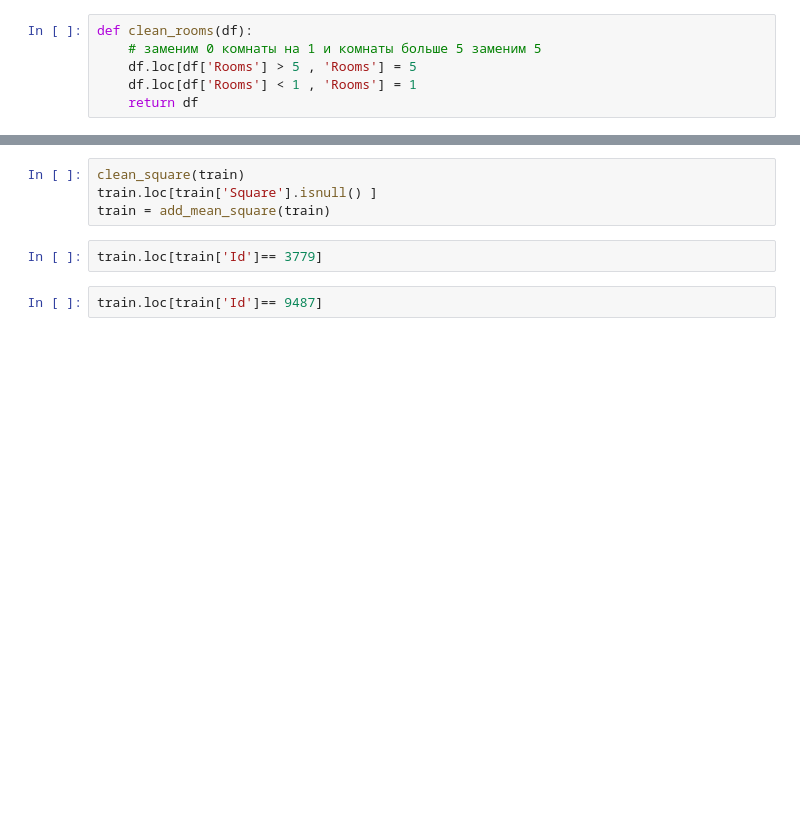
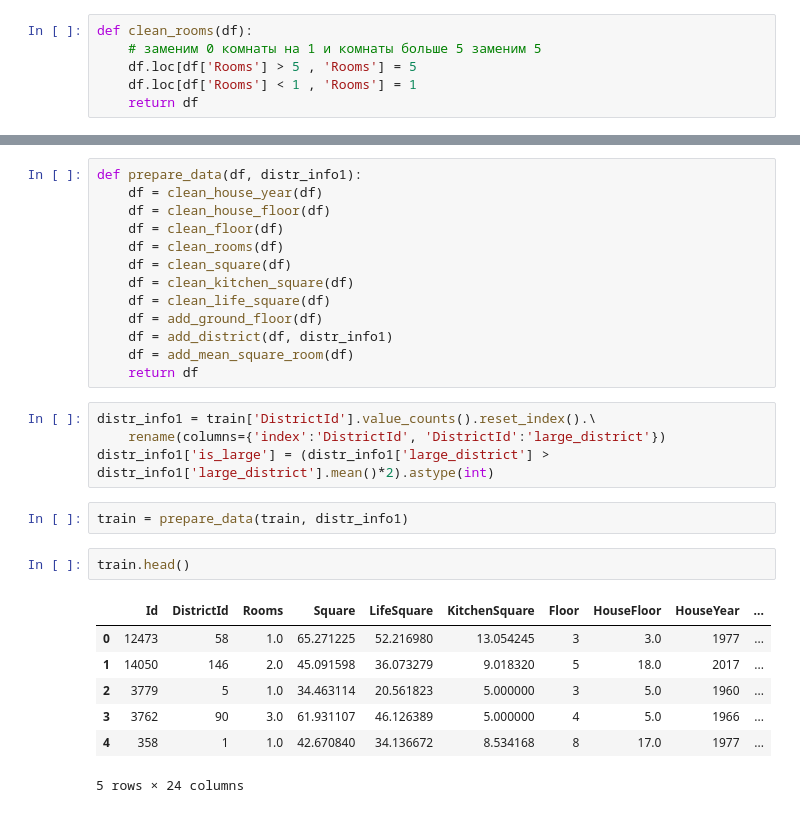
Before and after one commit to Valdert-13/Python-for-Data-Science, a Jupyter notebook: Проект/Проект.ipynb, the cells around one changed output, grey strips where cells are left out. Drawn from its saved outputs; the diff is of its cells as text; blank space fills up the shorter version.

```diff
--- a/Проект/Проект.ipynb
+++ b/Проект/Проект.ipynb
@@ -140,8 +139,29 @@ def clean_square1(df):
-# %%
-clean_square(train)
-train.loc[train['Square'].isnull() ]
-train = add_mean_square(train)
-# %%
-train.loc[train['Id']== 3779]
-# %%
-train.loc[train['Id']== 9487]
+# %%
+def prepare_data(df, distr_info1):
+    df = clean_house_year(df)
+    df = clean_house_floor(df)
+    df = clean_floor(df)
+    df = clean_rooms(df)
+    df = clean_square(df)
+    df = clean_kitchen_square(df)
+    df = clean_life_square(df)
+    df = add_ground_floor(df)
+    df = add_district(df, distr_info1)
+    df = add_mean_square_room(df)
+    return df
+# %%
+distr_info1 = train['DistrictId'].value_counts().reset_index().\
+    rename(columns={'index':'DistrictId', 'DistrictId':'large_district'})
+distr_info1['is_large'] = (distr_info1['large_district'] > distr_info1['large_district'].mean()*2).astype(int)
+# %%
+train = prepare_data(train, distr_info1)
+# %%
+train.head()
+# %% [output]
+|  | Id | DistrictId | Rooms | Square | LifeSquare | KitchenSquare | Floor | HouseFloor | HouseYear | ... |
+| 0 | 12473 | 58 | 1.0 | 65.271225 | 52.216980 | 13.054245 | 3 | 3.0 | 1977 | ... |
+| 1 | 14050 | 146 | 2.0 | 45.091598 | 36.073279 | 9.018320 | 5 | 18.0 | 2017 | ... |
+| 2 | 3779 | 5 | 1.0 | 34.463114 | 20.561823 | 5.000000 | 3 | 5.0 | 1960 | ... |
+| 3 | 3762 | 90 | 3.0 | 61.931107 | 46.126389 | 5.000000 | 4 | 5.0 | 1966 | ... |
+| 4 | 358 | 1 | 1.0 | 42.670840 | 34.136672 | 8.534168 | 8 | 17.0 | 1977 | ... |
+5 rows × 24 columns
```
Also changed, not shown: parts of 9 cells of this notebook.
